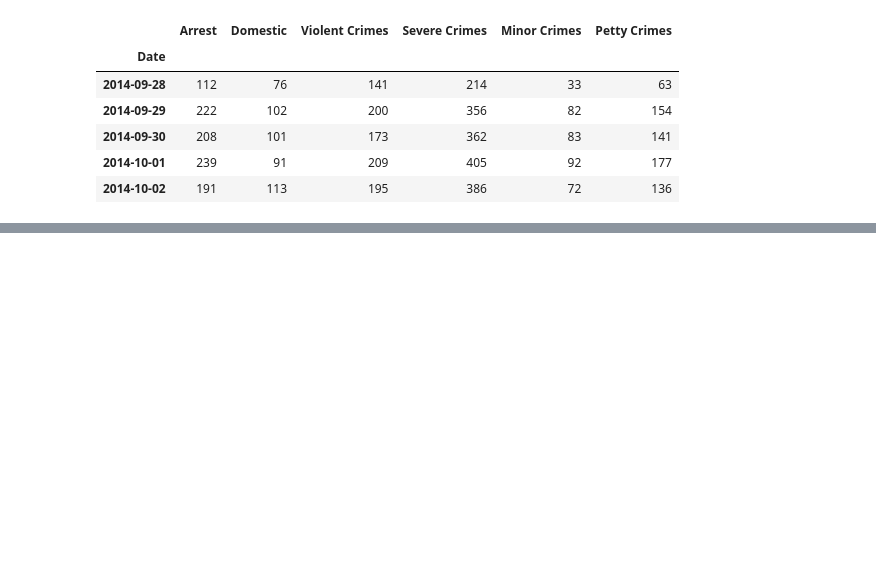
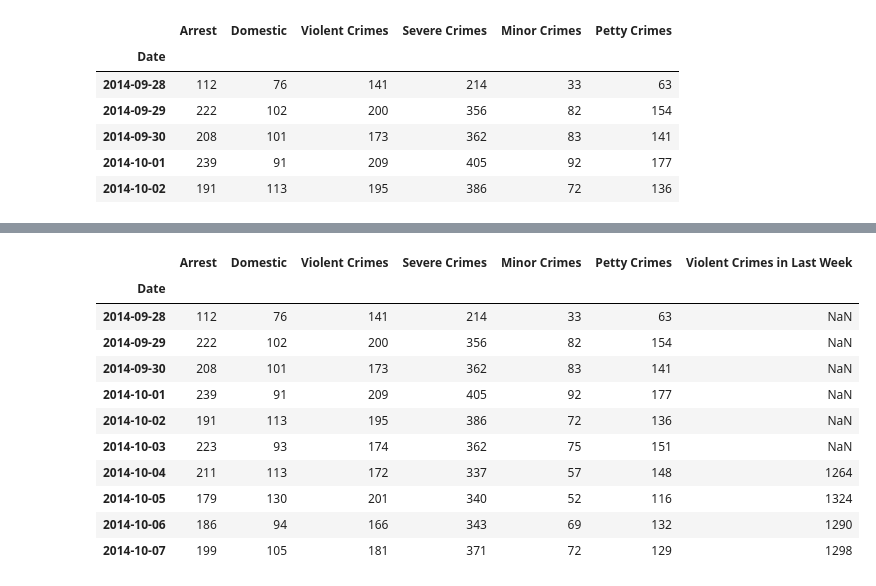
Before and after one commit to IndianOnRun/chi-learn, a Jupyter notebook: notebooks/example_vec_munge.ipynb, the cells around one changed output, grey strips where cells are left out. Drawn from its saved outputs; the diff is of its cells as text; code cells hidden in the pictures; blank space fills up the shorter version.

```diff
--- a/notebooks/example_vec_munge.ipynb
+++ b/notebooks/example_vec_munge.ipynb
@@ -92,0 +100,15 @@ Timestamp('2014-09-30 00:00:00')
+# %%
+all_chicago_by_day[:10]
+# %% [output]
+|  | Arrest | Domestic | Violent Crimes | Severe Crimes | Minor Crimes | Petty Crimes | Violent Crimes in Last Week |
+| Date |  |  |  |  |  |  |  |
+| 2014-09-28 | 112 | 76 | 141 | 214 | 33 | 63 | NaN |
+| 2014-09-29 | 222 | 102 | 200 | 356 | 82 | 154 | NaN |
+| 2014-09-30 | 208 | 101 | 173 | 362 | 83 | 141 | NaN |
+| 2014-10-01 | 239 | 91 | 209 | 405 | 92 | 177 | NaN |
+| 2014-10-02 | 191 | 113 | 195 | 386 | 72 | 136 | NaN |
+| 2014-10-03 | 223 | 93 | 174 | 362 | 75 | 151 | NaN |
+| 2014-10-04 | 211 | 113 | 172 | 337 | 57 | 148 | 1264 |
+| 2014-10-05 | 179 | 130 | 201 | 340 | 52 | 116 | 1324 |
+| 2014-10-06 | 186 | 94 | 166 | 343 | 69 | 132 | 1290 |
+| 2014-10-07 | 199 | 105 | 181 | 371 | 72 | 129 | 1298 |
```
Also changed, not shown: parts of 13 cells of this notebook, 1 other file.
